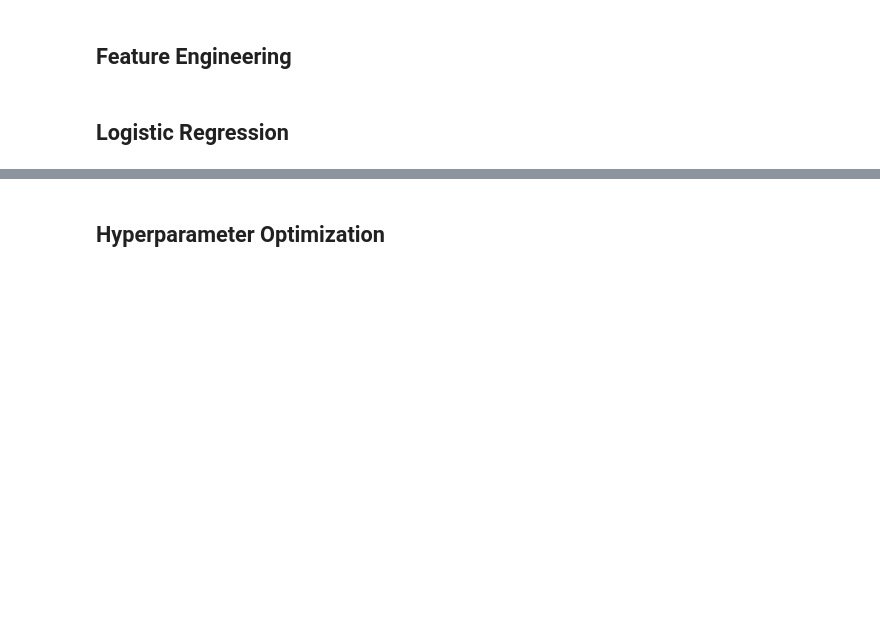
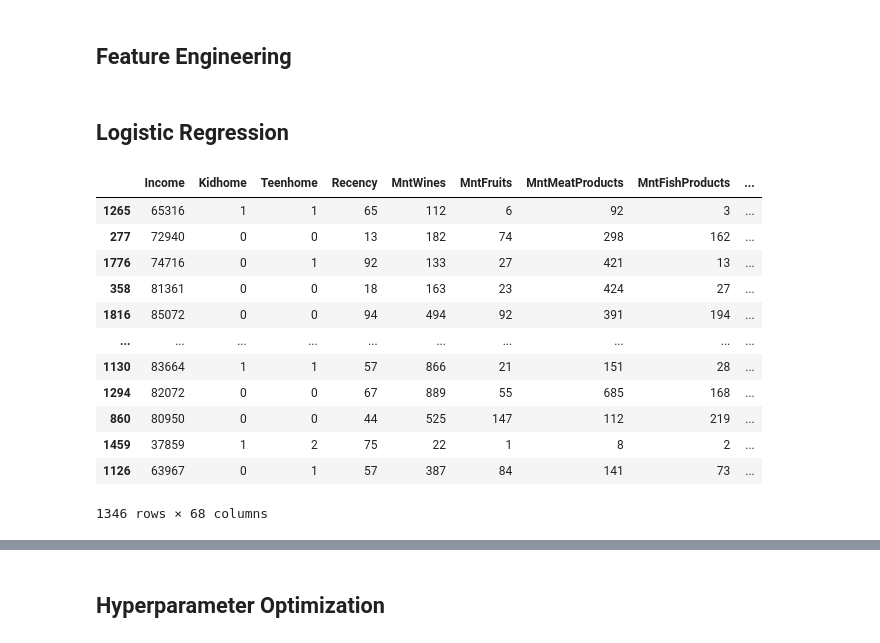
Before and after one commit to Ronan-Daliuag/Determining-Leads, a Jupyter notebook: Padrejuan-Model-Training.ipynb, the cells around one changed output, grey strips where cells are left out. Saved outputs shown, nothing was run; the diff lists cells and outputs as text; code cells hidden in the pictures; blank space fills up the shorter version.

```diff
--- a/Padrejuan-Model-Training.ipynb
+++ b/Padrejuan-Model-Training.ipynb
@@ -30,29 +48,59 @@ features.reset_index(inplace=True)
 ## Logistic Regression
 # %%
 from sklearn.model_selection import train_test_split
-X = features.drop(columns=['Response'], axis=1).iloc[:,1:][['Income', 'Kidhome', 'Teenhome', 'Recency', 'MntWines', 'MntFruits',
-                                                            'MntMeatProducts', 'MntFishProducts', 'MntSweetProducts', 'MntGoldProds',
-                                                            'NumDealsPurchases', 'NumWebPurchases', 'NumCatalogPurchases',
-                                                            'NumStorePurchases', 'NumWebVisitsMonth',
-                                                            'Complain', 'Age', 'Customer_Enrollment', 'Household',
-                                                            'Children', 'Single_Parent', 'Total_Spent', 'Total_Purchases',
-                                                            'Total_Visits', 'Average_Purchase', 'Education_2n Cycle', 'Education_Basic',
-                                                            'Education_Graduation', 'Education_Master', 'Education_PhD',
-                                                            'Marital_Divorced', 'Marital_Married', 'Marital_Single', 'Marital_Together',
-                                                            'Marital_Widow', 'Recency_Infrequent', 'Recency_Less Frequent',
-                                                            'Recency_Moderate', 'Recency_Recent', 'Recency_Very Recent',
-                                                            'Age_Middle-Aged Working Class', 'Age_Quinquagenarian', 'Age_Retiree',
-                                                            'Age_Senior Citizen', 'Age_Very Old Senior Citizen',
-                                                            'Total_Spent_Above-Average-Spender', 'Total_Spent_Average-Spender',
-                                                            'Total_Spent_Cheap-Spender', 'Total_Spent_Heavy-Spender',
-                                                            'Total_Spent_Light-Spender', 'Total_Spent_Very-Heavy-Spender',
-                                                            'Total_Purchases_0-4', 'Total_Purchases_10-14', 'Total_Purchases_15-19',
-                                                            'Total_Purchases_20-24', 'Total_Purchases_25-29', 'Total_Purchases_30-34',
-                                                            'Total_Purchases_35-39+', 'Total_Purchases_5-9', 'Total_Visits_0-19',
-                                                            'Total_Visits_100-119+', 'Total_Visits_20-39', 'Total_Visits_40-59',
-                                                            'Total_Visits_60-79', 'Total_Visits_80-99', 'Family_Classification_Childless',
-                                                            'Family_Classification_Medium-Children', 'Family_Classification_Single-Child']
+X = features.drop(columns=['Response'], axis=1).iloc[:,1:][
+    ['Income', 'Kidhome', 'Teenhome', 'Recency', 'MntWines',
+    'MntFruits', 'MntMeatProducts', 'MntFishProducts',
+    'MntSweetProducts', 'MntGoldProds', 'NumDealsPurchases',
+    'NumWebPurchases', 'NumCatalogPurchases',
+    'NumStorePurchases',
+    'NumWebVisitsMonth',
+    'Complain', 'Age', 'Customer_Enrollment', 'Household',
+    'Children', 'Single_Parent', 'Total_Spent',
+    'Total_Purchases', 'Total_Visits', 'Average_Purchase',
+    'Education_2n Cycle', 'Education_Basic',
+    'Education_Graduation', 'Education_Master', 'Education_PhD',
+    'Marital_Divorced', 'Marital_Married', 'Marital_Single',
+    'Marital_Together', 'Marital_Widow', 'Recency_Infrequent',
+    'Recency_Less Frequent', 'Recency_Moderate',
+    'Recency_Recent', 'Recency_Very Recent',
+    'Age_Middle-Aged Working Class', 'Age_Quinquagenarian',
+    'Age_Retiree',  'Age_Senior Citizen',
+    'Age_Very Old Senior Citizen',
+    'Total_Spent_Above-Average-Spender',
+    'Total_Spent_Average-Spender',
+    'Total_Spent_Cheap-Spender',
+    'Total_Spent_Heavy-Spender',
+    'Total_Spent_Light-Spender',
+    'Total_Spent_Very-Heavy-Spender',
+    'Total_Purchases_0-4', 'Total_Purchases_10-14',
+    'Total_Purchases_15-19',
+    'Total_Purchases_20-24', 'Total_Purchases_25-29',
+    'Total_Purchases_30-34',
+    'Total_Purchases_35-39+', 'Total_Purchases_5-9',
+    'Total_Visits_0-19',
+    'Total_Visits_100-119+', 'Total_Visits_20-39',
+    'Total_Visits_40-59',
+    'Total_Visits_60-79', 'Total_Visits_80-99',
+    'Family_Classification_Childless',
+    'Family_Classification_Medium-Children',
+    'Family_Classification_Single-Child']
 ]
-# X = features.drop(columns=['Response'], axis = 1)
 y = features['Response']
-X_train, X_test, y_train, y_test = train_test_split(X, y, test_size = 0.3, random_state = 42)
+X_train, X_test, y_train, y_test = train_test_split(
+    X, y, test_size = 0.3, random_state = 42)
+X_train
+# %% [output]
+|  | Income | Kidhome | Teenhome | Recency | MntWines | MntFruits | MntMeatProducts | MntFishProducts | ... |
+| 1265 | 65316 | 1 | 1 | 65 | 112 | 6 | 92 | 3 | ... |
+| 277 | 72940 | 0 | 0 | 13 | 182 | 74 | 298 | 162 | ... |
+| 1776 | 74716 | 0 | 1 | 92 | 133 | 27 | 421 | 13 | ... |
+| 358 | 81361 | 0 | 0 | 18 | 163 | 23 | 424 | 27 | ... |
+| 1816 | 85072 | 0 | 0 | 94 | 494 | 92 | 391 | 194 | ... |
+| ... | ... | ... | ... | ... | ... | ... | ... | ... | ... |
+| 1130 | 83664 | 1 | 1 | 57 | 866 | 21 | 151 | 28 | ... |
+| 1294 | 82072 | 0 | 0 | 67 | 889 | 55 | 685 | 168 | ... |
+| 860 | 80950 | 0 | 0 | 44 | 525 | 147 | 112 | 219 | ... |
+| 1459 | 37859 | 1 | 2 | 75 | 22 | 1 | 8 | 2 | ... |
+| 1126 | 63967 | 0 | 1 | 57 | 387 | 84 | 141 | 73 | ... |
+1346 rows × 68 columns
```
Also changed, not shown: parts of 29 cells of this notebook.
